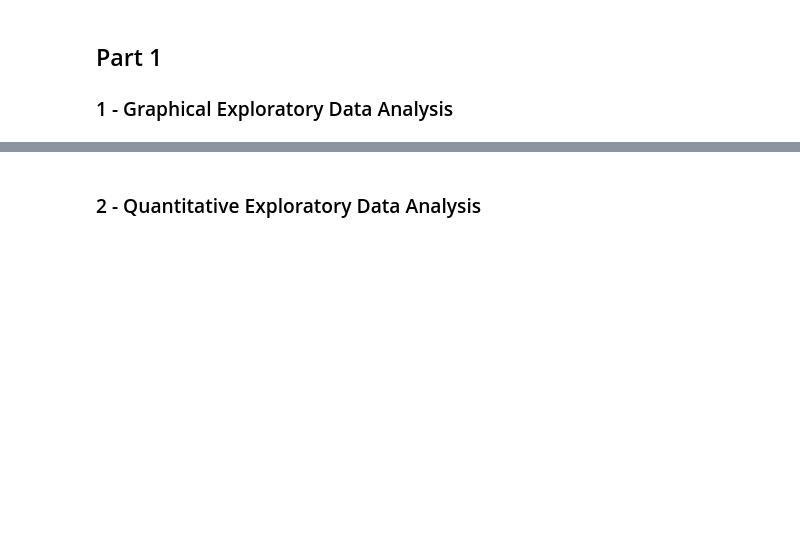
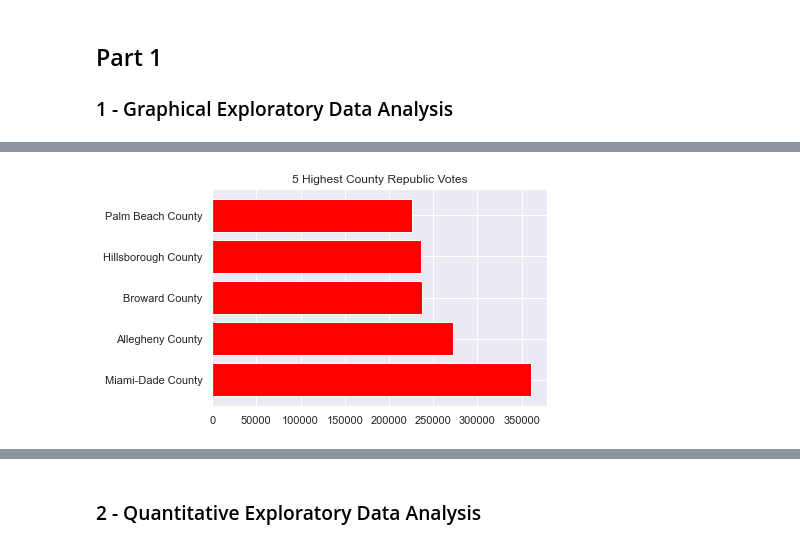
Before and after one commit to fajhrinazgul/Sentinel, a Jupyter notebook: Ch.6 - Programming Mathematics/Statistical Thinking.ipynb, the cells around one changed output, grey strips where cells are left out. Saved outputs shown, nothing was run; the diff lists cells and outputs as text; code cells hidden in the pictures; blank space fills up the shorter version.

```diff
--- a/Ch.6 - Programming Mathematics/Statistical Thinking.ipynb
+++ b/Ch.6 - Programming Mathematics/Statistical Thinking.ipynb
@@ -4,0 +59,4 @@
+# %%
+v1_re = df_swing.sort_values(by='rep_votes',ascending=False).set_index('county')
+
+v1_re.head()
@@ -4,0 +71,11 @@
+# %%
+fig, ax = plt.subplots()
+
+x_axis = v1_re.head(5).index
+y_axis = v1_re['rep_votes'].head(5)
+
+ax.barh(x_axis, y_axis, color='red')
+ax.set_title("5 Highest County Republic Votes")
+plt.show()
+# %% [output]
+[figure, added]
```
Also changed, not shown: parts of 10 cells of this notebook, 1 other file.
